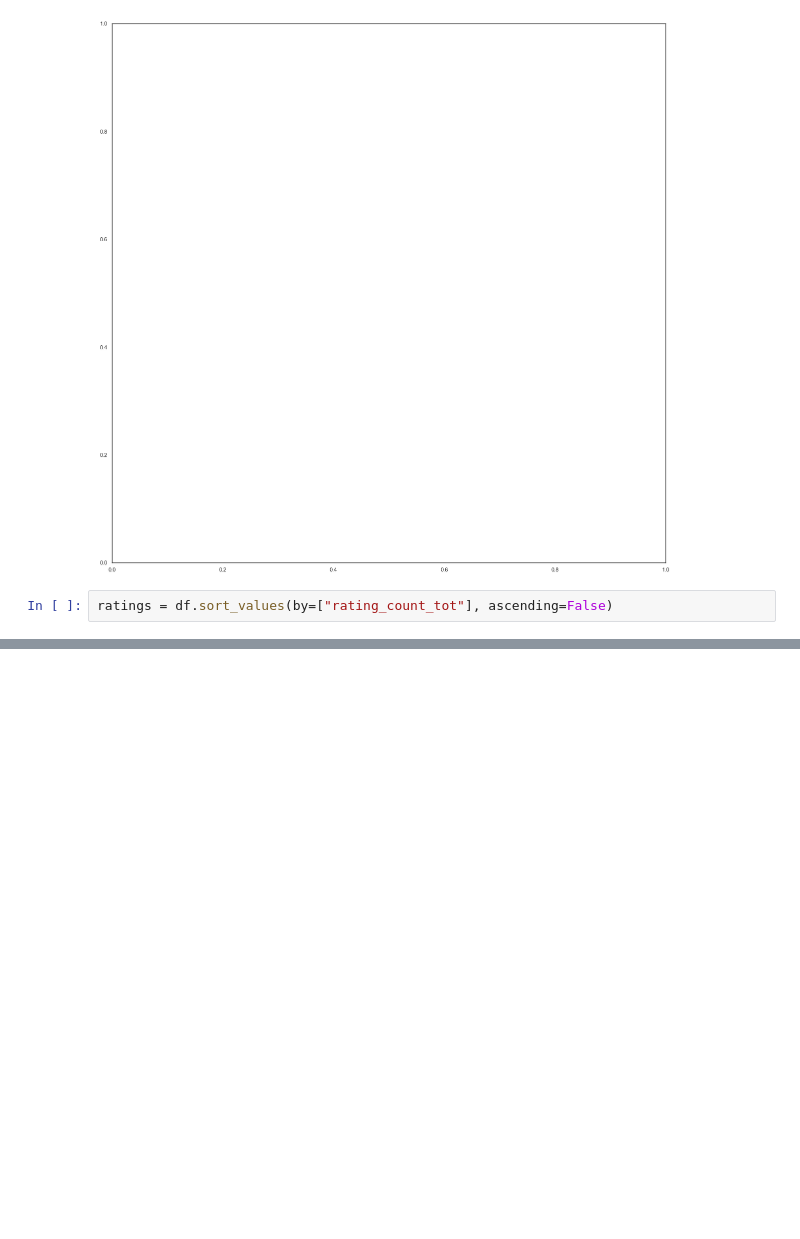
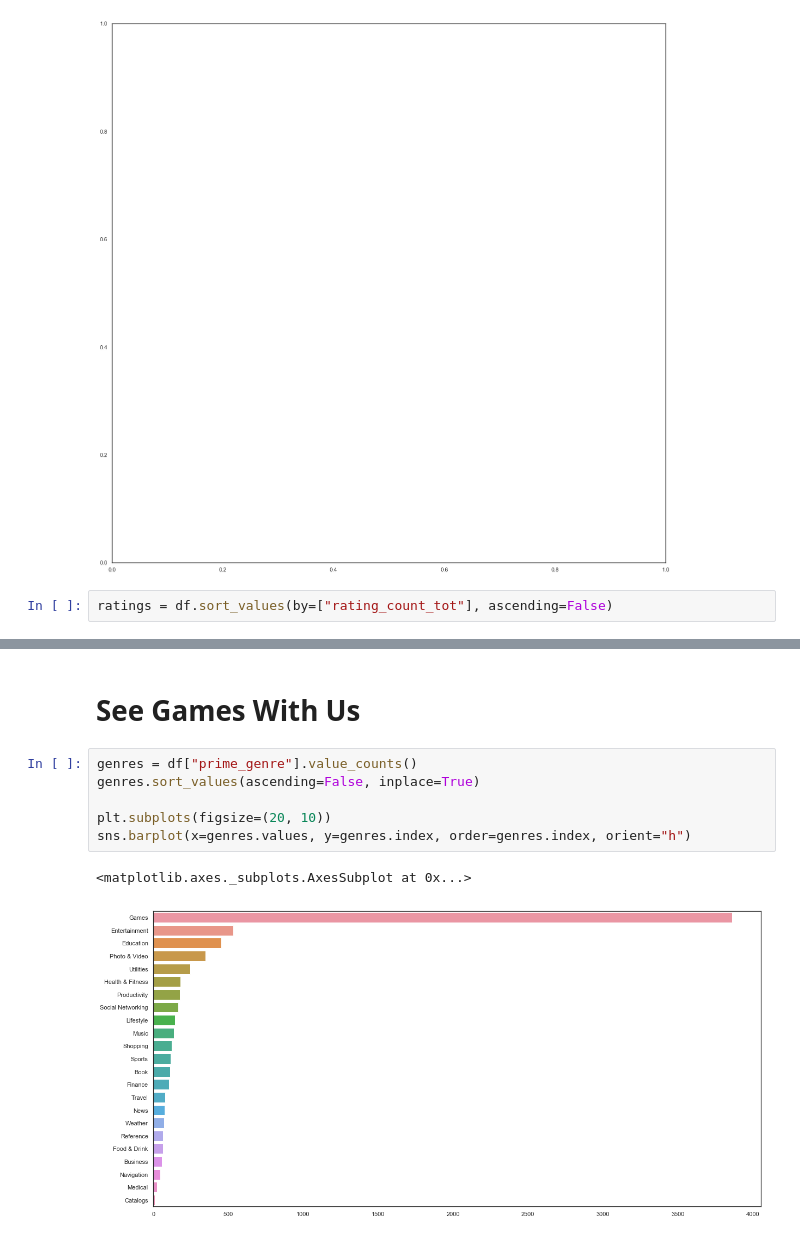
Before and after one commit to DacioRomero/Data-Analysis, a Jupyter notebook: Notebooks/Academy/App Store Dataset.ipynb, the cells around one changed output, grey strips where cells are left out. Saved outputs shown, nothing was run; the diff lists cells and outputs as text; blank space fills up the shorter version.

```diff
--- a/Notebooks/Academy/App Store Dataset.ipynb
+++ b/Notebooks/Academy/App Store Dataset.ipynb
@@ -293,0 +299,11 @@ sns.barplot(x=ratings["rating_count_tot"][:30], y=ratings["track_name"][:30])
+# %% [markdown]
+# See Games With Us
+# %%
+genres = df["prime_genre"].value_counts()
+genres.sort_values(ascending=False, inplace=True)
+
+plt.subplots(figsize=(20, 10))
+sns.barplot(x=genres.values, y=genres.index, order=genres.index, orient="h")
+# %% [output]
+<matplotlib.axes._subplots.AxesSubplot at 0x...>
+[figure, added]
```
Also changed, not shown: parts of 21 cells of this notebook.
